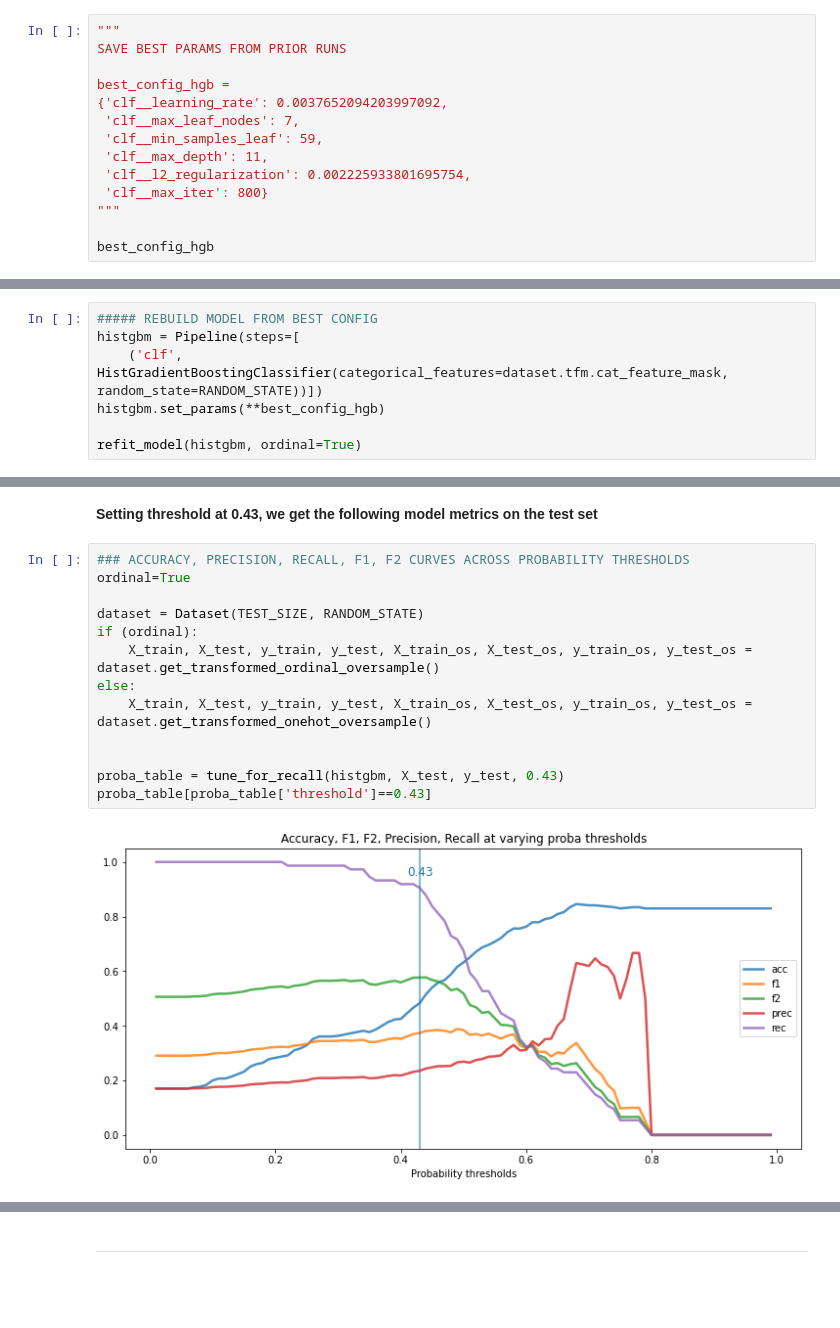
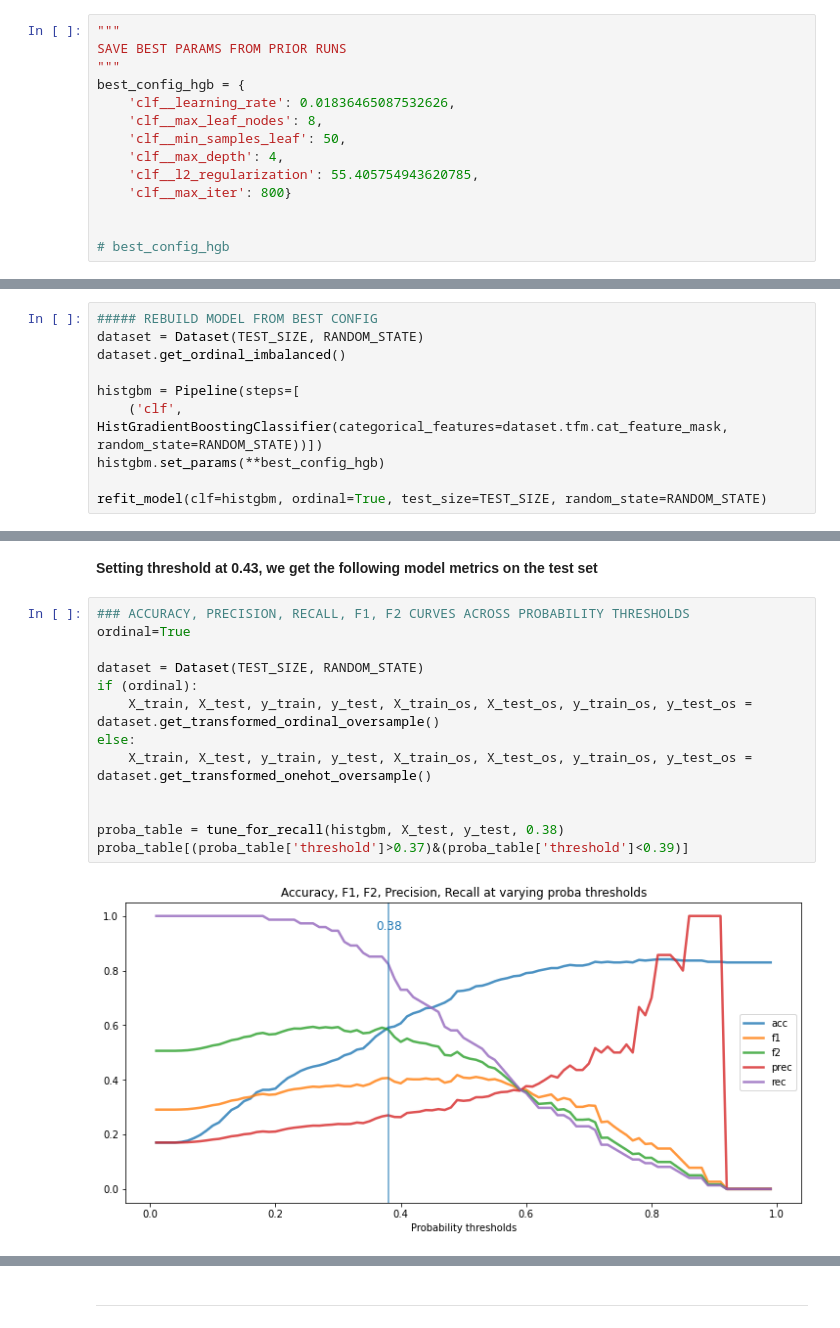
Before and after one commit to gammaraysky/aiap_mlp_raytune, a Jupyter notebook: mlp04.ipynb, the cells around one changed output, grey strips where cells are left out. Saved outputs shown, nothing was run; the diff lists cells and outputs as text; blank space fills up the shorter version.

```diff
--- a/mlp04.ipynb
+++ b/mlp04.ipynb
@@ -279,14 +267,14 @@ BEST METRICS, BEST PARAMS
 # %%
 """
 SAVE BEST PARAMS FROM PRIOR RUNS
+"""
+best_config_hgb = {
+    'clf__learning_rate': 0.01836465087532626,
+    'clf__max_leaf_nodes': 8,
+    'clf__min_samples_leaf': 50,
+    'clf__max_depth': 4,
+    'clf__l2_regularization': 55.405754943620785,
+    'clf__max_iter': 800}
 
-best_config_hgb =
-{'clf__learning_rate': 0.0037652094203997092,
- 'clf__max_leaf_nodes': 7,
- 'clf__min_samples_leaf': 59,
- 'clf__max_depth': 11,
- 'clf__l2_regularization': 0.002225933801695754,
- 'clf__max_iter': 800}
-"""
 
-best_config_hgb
+# best_config_hgb
@@ -300,9 +281,12 @@ best_config_hgb
 # %%
 ##### REBUILD MODEL FROM BEST CONFIG
+dataset = Dataset(TEST_SIZE, RANDOM_STATE)
+dataset.get_ordinal_imbalanced()
+
 histgbm = Pipeline(steps=[
     ('clf', HistGradientBoostingClassifier(categorical_features=dataset.tfm.cat_feature_mask, random_state=RANDOM_STATE))])
 histgbm.set_params(**best_config_hgb)
 
-refit_model(histgbm, ordinal=True)
+refit_model(clf=histgbm, ordinal=True, test_size=TEST_SIZE, random_state=RANDOM_STATE)
 # %% [output]
 train_os_auc  test_os_auc  test_imb_auc
@@ -312,16 +296,16 @@ train_os_auc  test_os_auc  test_imb_auc
 # %%
 ### ACCURACY, PRECISION, RECALL, F1, F2 CURVES ACROSS PROBABILITY THRESHOLDS
 ordinal=True
 
 dataset = Dataset(TEST_SIZE, RANDOM_STATE)
 if (ordinal):
     X_train, X_test, y_train, y_test, X_train_os, X_test_os, y_train_os, y_test_os = dataset.get_transformed_ordinal_oversample()
 else:
     X_train, X_test, y_train, y_test, X_train_os, X_test_os, y_train_os, y_test_os = dataset.get_transformed_onehot_oversample()
 
 
-proba_table = tune_for_recall(histgbm, X_test, y_test, 0.43)
-proba_table[proba_table['threshold']==0.43]
+proba_table = tune_for_recall(histgbm, X_test, y_test, 0.38)
+proba_table[(proba_table['threshold']>0.37)&(proba_table['threshold']<0.39)]
 # %% [output]
-[figure, old version]
+[figure, new version]
 |  | threshold | accuracy | f1 | f2 | precision | recall |
```
Also changed, not shown: parts of 32 cells of this notebook, 1 other file.
